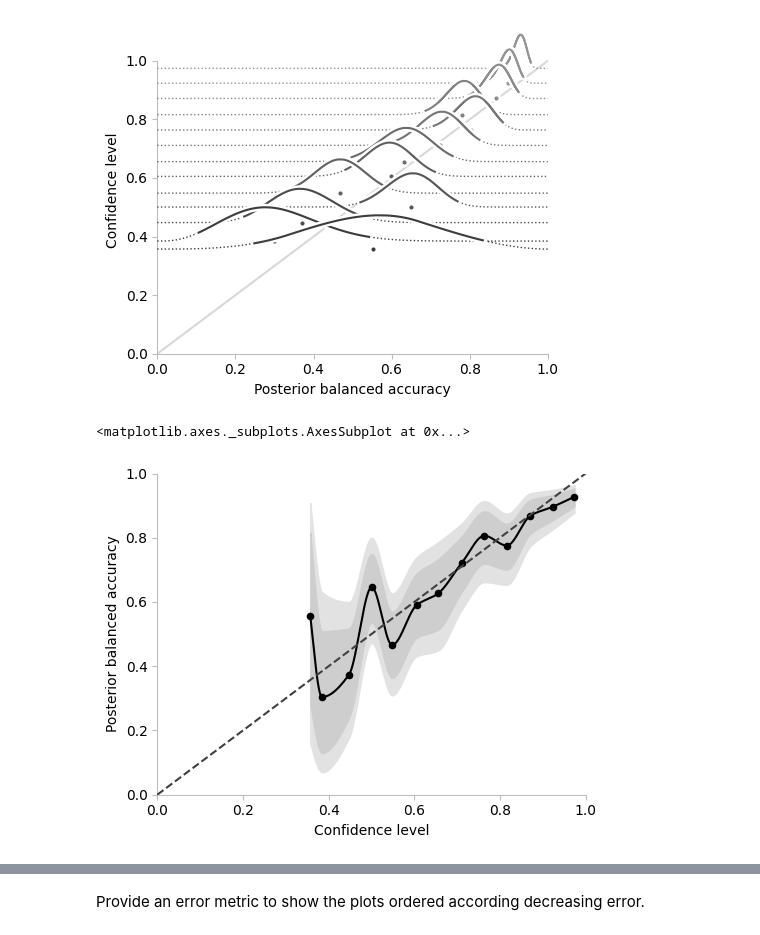
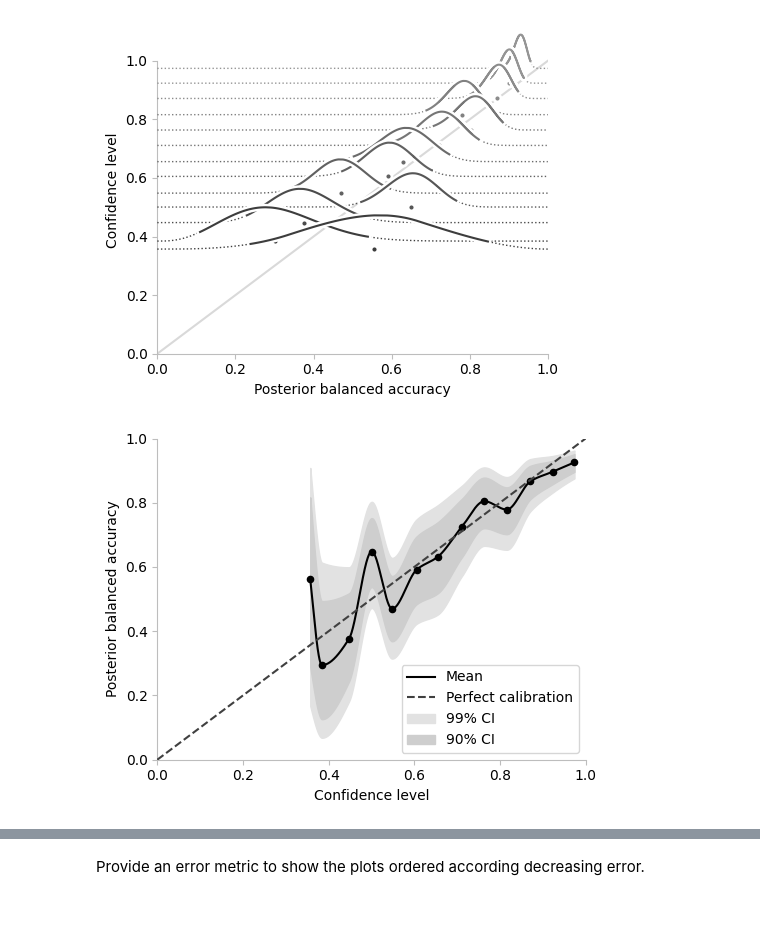
Before and after one commit to MaximLippeveld/riverreliability, a Jupyter notebook: notebooks/plots.ipynb, the cells around one changed output, grey strips where cells are left out. Drawn from its saved outputs; the diff is of its cells as text; code cells hidden in the pictures.

```diff
--- a/notebooks/plots.ipynb
+++ b/notebooks/plots.ipynb
@@ -96,7 +96,7 @@ def _pre_plot_checks(y_probs, y_preds, y_true, ax, ci, style=None, required_axes
     else:
         required_axes = num_classes if required_axes is None else required_axes
         if ax is None:
-            fig, ax = plt.subplots(1, required_axes, subplot_kw={"aspect": 0.75}, constrained_layout=True, sharex=True, sharey=True, dpi=100)
+            fig, ax = plt.subplots(1, required_axes, figsize=(3*required_axes, 3), subplot_kw={"aspect": 0.75}, constrained_layout=True, sharex=True, sharey=True, dpi=100)
         if (required_axes != 1) and (len(ax) != required_axes):
             raise ValueError(f"Wrong amount of axes provided: {required_axes} needed, but {len(ax)} provided.")
 
@@ -293,10 +293,11 @@ posterior_reliability_diagram(y_probs.max(axis=1), y_probs.argmax(axis=1), y_tes
 <matplotlib.axes._subplots.AxesSubplot at 0x...>
 [figure]
 # %%
-posterior_reliability_diagram(y_probs.max(axis=1), y_probs.argmax(axis=1), y_test, style="river", bins="fd", ci=[0.90, 0.99])
+ax = posterior_reliability_diagram(y_probs.max(axis=1), y_probs.argmax(axis=1), y_test, style="river", bins="fd", ci=[0.90, 0.99])
+ax.legend(loc="lower right")
+plt.savefig("example.pdf")
 # %% [output]
-<matplotlib.axes._subplots.AxesSubplot at 0x...>
-[figure, old version]
+[figure, new version]
 # %%
 # export
 
```
Also changed, not shown: parts of 6 cells of this notebook, 1 other file.
